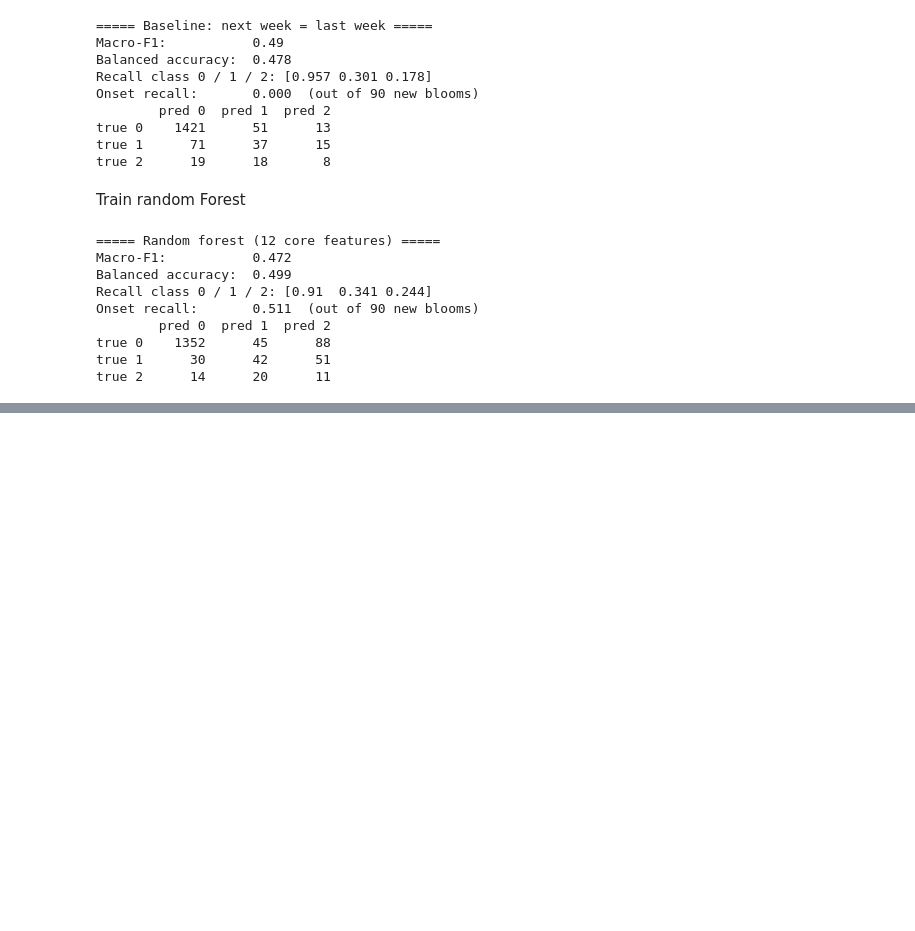
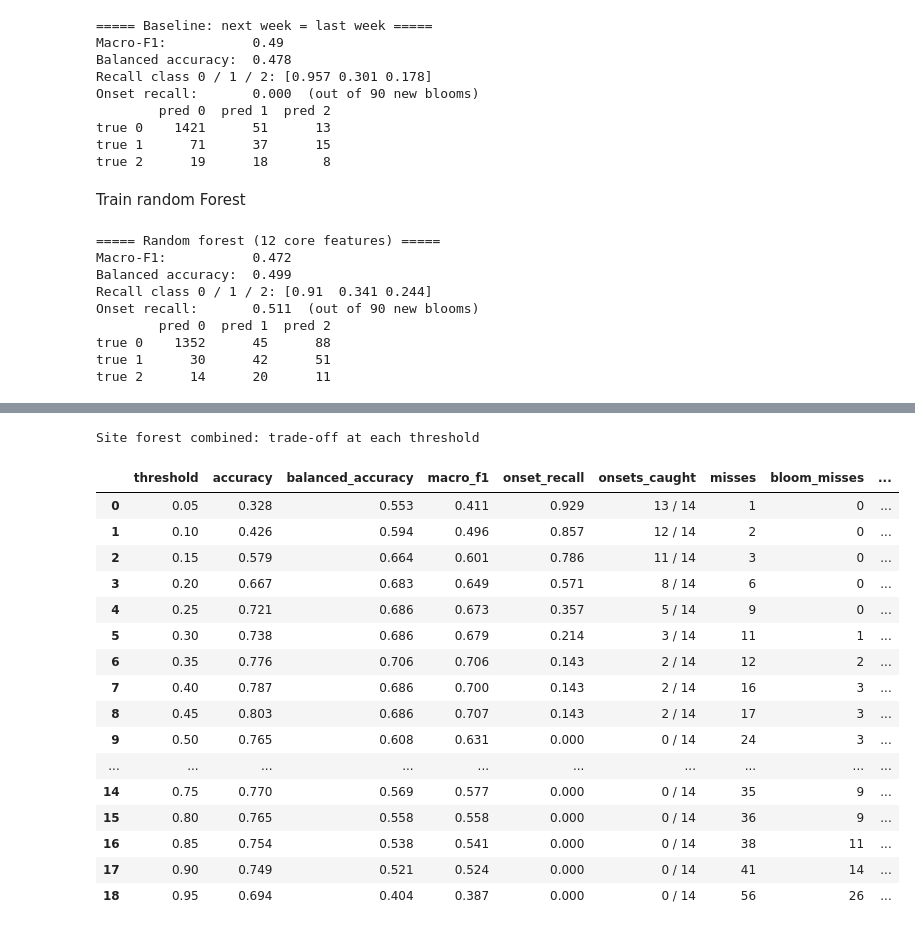
Before and after one commit to Break-Through-Tech/Biointerphase-1B-forecasting-harmful-algal-bloom-risk, a Jupyter notebook: notebooks/random_forest.ipynb, the cells around one changed output, grey strips where cells are left out. Saved outputs shown, nothing was run; the diff lists cells and outputs as text; code cells hidden in the pictures; blank space fills up the shorter version.

```diff
--- a/notebooks/random_forest.ipynb
+++ b/notebooks/random_forest.ipynb
@@ -143,0 +465,14 @@ true 2      14      20      11
+# %%
+site_final_preds["pred_class"] = to_class(site_final_preds, SITE_THRESHOLD)
+site_final_preds["alert"] = site_final_preds["pred_class"] > 0
+
+# Split the coast into thirds by each site's latitude
+site_lat = site_final_preds.groupby("site_key")["latitude"].first()
+band = pd.qcut(site_lat, 3, labels=["south", "central", "north"])
+site_final_preds["coast_band"] = site_final_preds["site_key"].map(band)
+
+rows = []
+for name, g in site_final_preds.groupby("coast_band", observed=True):
+    rows.append({"coast_band": name, "sites": g["site_key"].nunique(), "site_weeks": len(g),
+                 **early_warning_report(g["y_class"], g["pred_class"], g["site_last_class"])})
+pd.DataFrame(rows)
@@ -143,0 +585,22 @@ true 2      14      20      11
+# %%
+print("Site forest combined: trade-off at each threshold")
+threshold_sweep(combined, "last_class")
+# %% [output]
+Site forest combined: trade-off at each threshold
+|  | threshold | accuracy | balanced_accuracy | macro_f1 | onset_recall | onsets_caught | misses | bloom_misses | ... |
+| 0 | 0.05 | 0.328 | 0.553 | 0.411 | 0.929 | 13 / 14 | 1 | 0 | ... |
+| 1 | 0.10 | 0.426 | 0.594 | 0.496 | 0.857 | 12 / 14 | 2 | 0 | ... |
+| 2 | 0.15 | 0.579 | 0.664 | 0.601 | 0.786 | 11 / 14 | 3 | 0 | ... |
+| 3 | 0.20 | 0.667 | 0.683 | 0.649 | 0.571 | 8 / 14 | 6 | 0 | ... |
+| 4 | 0.25 | 0.721 | 0.686 | 0.673 | 0.357 | 5 / 14 | 9 | 0 | ... |
+| 5 | 0.30 | 0.738 | 0.686 | 0.679 | 0.214 | 3 / 14 | 11 | 1 | ... |
+| 6 | 0.35 | 0.776 | 0.706 | 0.706 | 0.143 | 2 / 14 | 12 | 2 | ... |
+| 7 | 0.40 | 0.787 | 0.686 | 0.700 | 0.143 | 2 / 14 | 16 | 3 | ... |
+| 8 | 0.45 | 0.803 | 0.686 | 0.707 | 0.143 | 2 / 14 | 17 | 3 | ... |
+| 9 | 0.50 | 0.765 | 0.608 | 0.631 | 0.000 | 0 / 14 | 24 | 3 | ... |
+| ... | ... | ... | ... | ... | ... | ... | ... | ... | ... |
+| 14 | 0.75 | 0.770 | 0.569 | 0.577 | 0.000 | 0 / 14 | 35 | 9 | ... |
+| 15 | 0.80 | 0.765 | 0.558 | 0.558 | 0.000 | 0 / 14 | 36 | 9 | ... |
+| 16 | 0.85 | 0.754 | 0.538 | 0.541 | 0.000 | 0 / 14 | 38 | 11 | ... |
+| 17 | 0.90 | 0.749 | 0.521 | 0.524 | 0.000 | 0 / 14 | 41 | 14 | ... |
+| 18 | 0.95 | 0.694 | 0.404 | 0.387 | 0.000 | 0 / 14 | 56 | 26 | ... |
```
Also changed, not shown: parts of 34 cells of this notebook, 1 other file.
